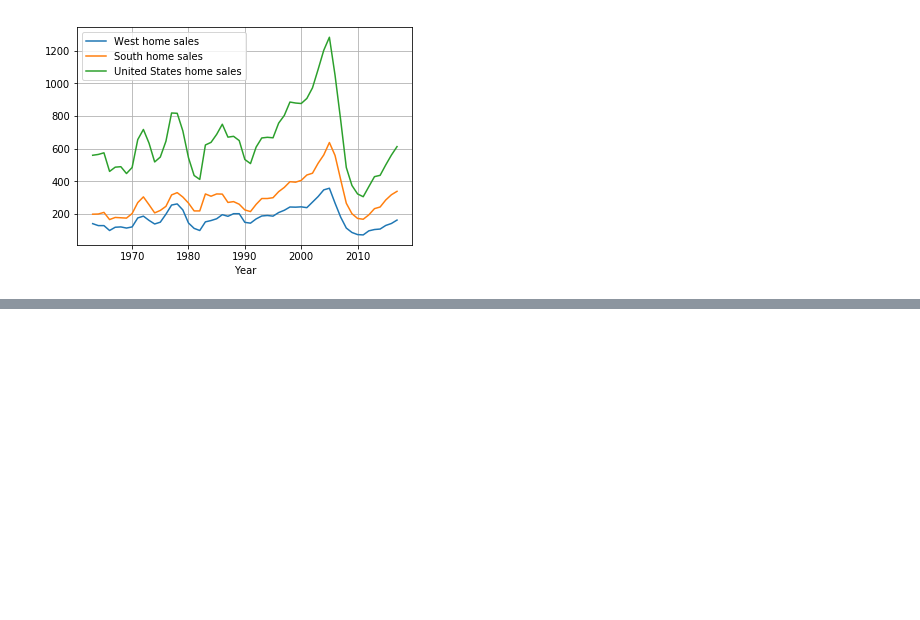
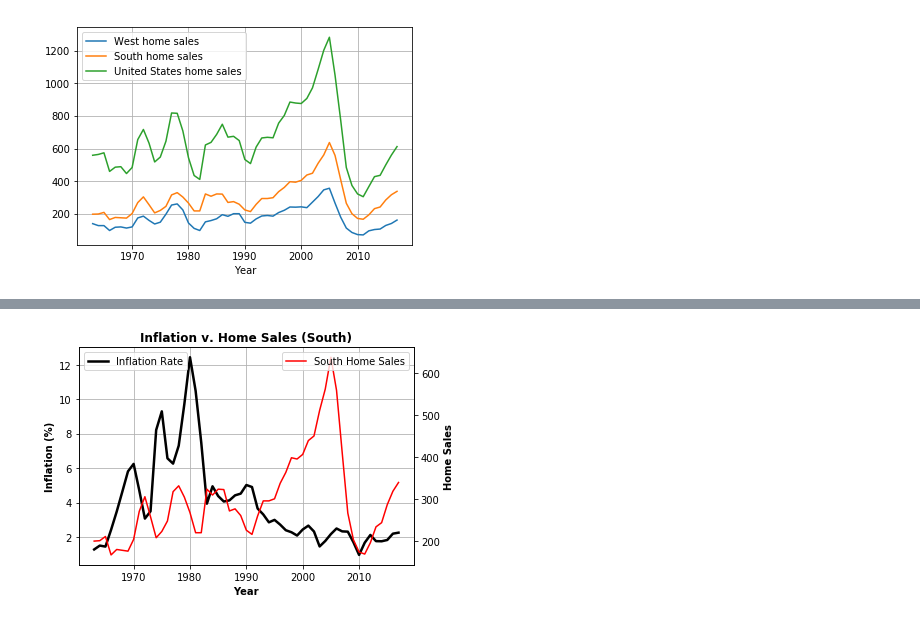
Before and after one commit to CarlosCocuy/ProjectRepo, a Jupyter notebook: data_cleaning_fed_funds.ipynb, the cells around one changed output, grey strips where cells are left out. Cells and saved outputs as stored; diff of their text form; code cells hidden in the pictures; blank space fills up the shorter version.

```diff
--- a/data_cleaning_fed_funds.ipynb
+++ b/data_cleaning_fed_funds.ipynb
@@ -117,0 +142,24 @@ plt.savefig("Graph Images/Inflation_Home_Sales_john2.png")
+# %%
+#Plot Inflation Rate Vs South Home Sales
+home_sales=[]
+south_sales=[]
+west_sales=[]
+for sale in S_W_Inflation_df["South home sales"]:
+    int_south_sales=int(sale)
+    south_sales.append(int_south_sales)
+fig, ax5=plt.subplots()
+x=np.arange(1963,2018)
+n=S_W_Inflation_df["Inflation Rate"]
+ax5.plot(x,n, linewidth=2.5, color="black")
+ax6=ax5.twinx()
+ax6.plot(x,S_W_Inflation_df["South home sales"],color="r",label="South Home Sales")
+ax5.grid()
+ax5.legend(loc=2)
+ax6.legend(loc=1)
+ax5.set_title("Inflation v. Home Sales (South)", fontweight="bold")
+ax5.set_xlabel("Year", fontweight="bold")
+ax5.set_ylabel("Inflation (%)", fontweight="bold")
+ax6.set_ylabel("Home Sales", fontweight="bold")
+plt.savefig("Graph Images/Inflation_South.png")
+# %% [output]
+[figure, added]
```
Also changed, not shown: parts of 3 cells of this notebook, 4 other files.
